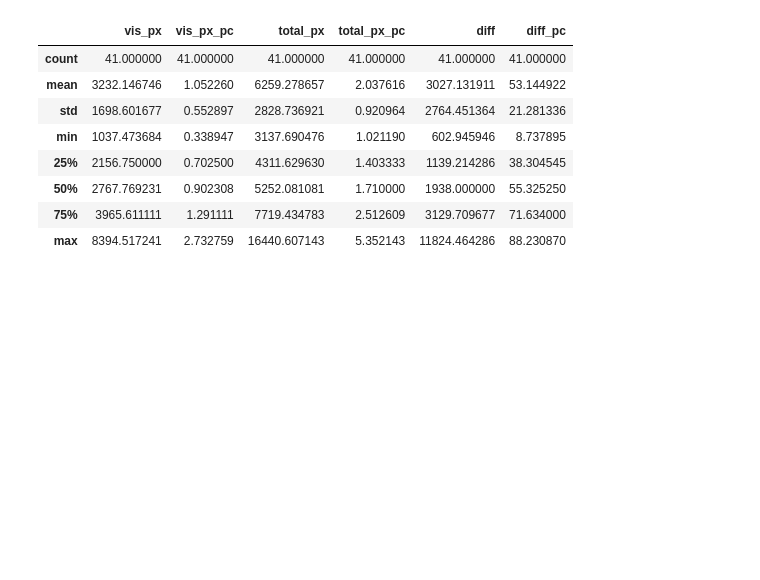
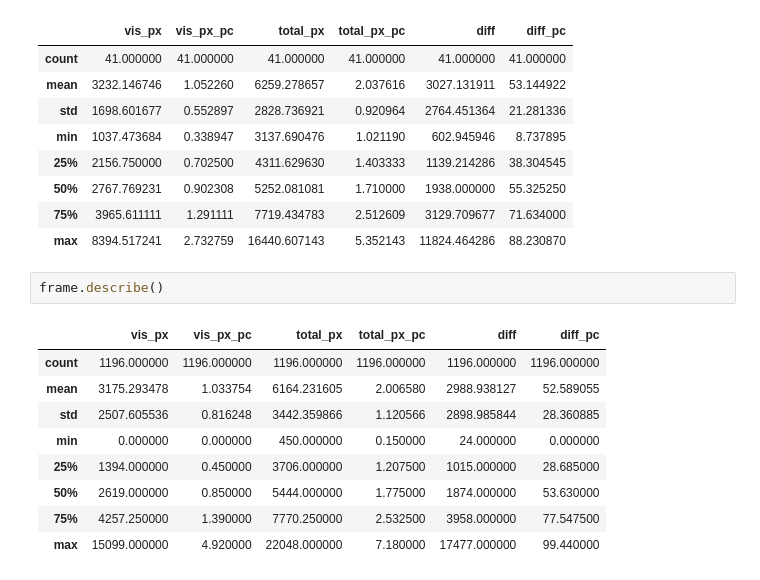
Before and after one commit to kevin-eberhardt/Deep-Learning-SS-21-Gruppe-1, a Jupyter notebook: auswertung_yolov3_task2b.ipynb, the cells around one changed output. Cells and saved outputs as stored; diff of their text form; blank space fills up the shorter version.

```diff
--- a/auswertung_yolov3_task2b.ipynb
+++ b/auswertung_yolov3_task2b.ipynb
@@ -58,3 +58,15 @@ mean_diff_pc.describe()
 | 50% | 2767.769231 | 0.902308 | 5252.081081 | 1.710000 | 1938.000000 | 55.325250 |
 | 75% | 3965.611111 | 1.291111 | 7719.434783 | 2.512609 | 3129.709677 | 71.634000 |
 | max | 8394.517241 | 2.732759 | 16440.607143 | 5.352143 | 11824.464286 | 88.230870 |
+# %%
+frame.describe()
+# %% [output]
+|  | vis_px | vis_px_pc | total_px | total_px_pc | diff | diff_pc |
+| count | 1196.000000 | 1196.000000 | 1196.000000 | 1196.000000 | 1196.000000 | 1196.000000 |
+| mean | 3175.293478 | 1.033754 | 6164.231605 | 2.006580 | 2988.938127 | 52.589055 |
+| std | 2507.605536 | 0.816248 | 3442.359866 | 1.120566 | 2898.985844 | 28.360885 |
+| min | 0.000000 | 0.000000 | 450.000000 | 0.150000 | 24.000000 | 0.000000 |
+| 25% | 1394.000000 | 0.450000 | 3706.000000 | 1.207500 | 1015.000000 | 28.685000 |
+| 50% | 2619.000000 | 0.850000 | 5444.000000 | 1.775000 | 1874.000000 | 53.630000 |
+| 75% | 4257.250000 | 1.390000 | 7770.250000 | 2.532500 | 3958.000000 | 77.547500 |
+| max | 15099.000000 | 4.920000 | 22048.000000 | 7.180000 | 17477.000000 | 99.440000 |
```
Also changed, not shown: parts of 1 cell of this notebook.
